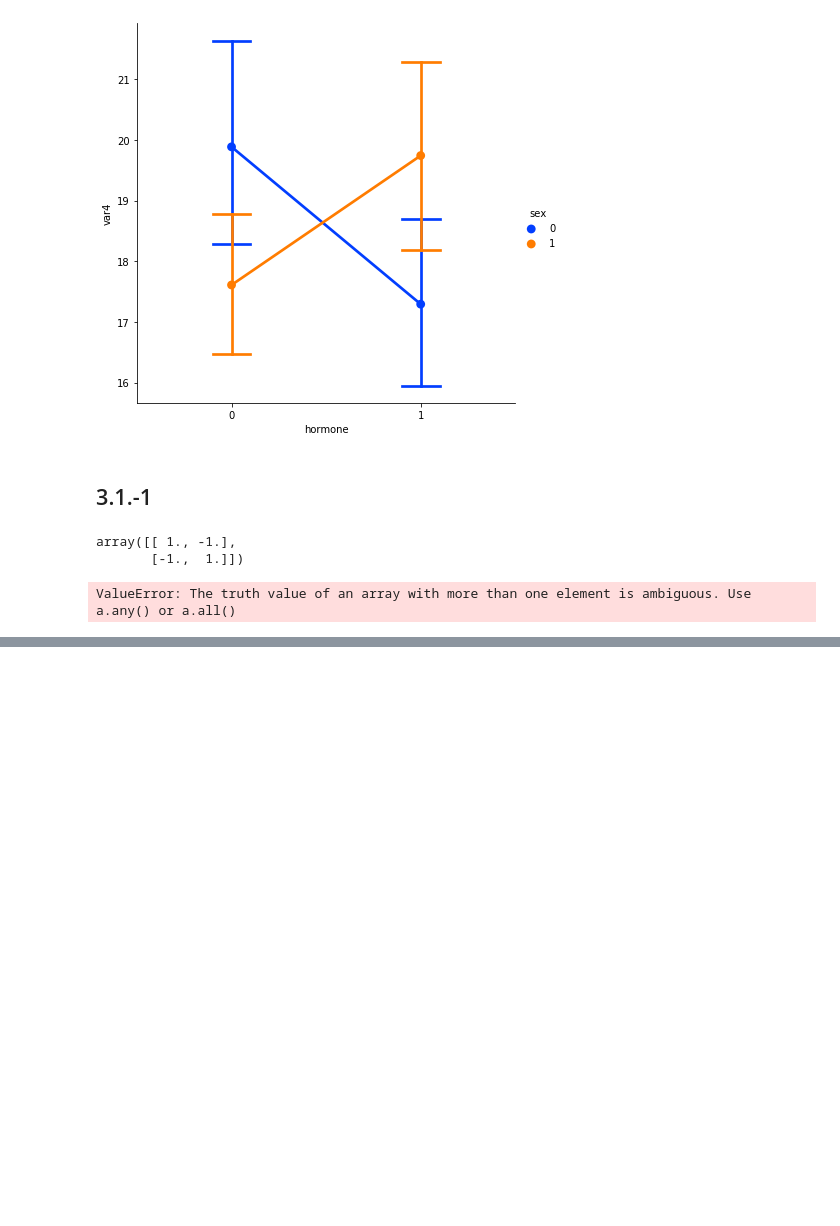
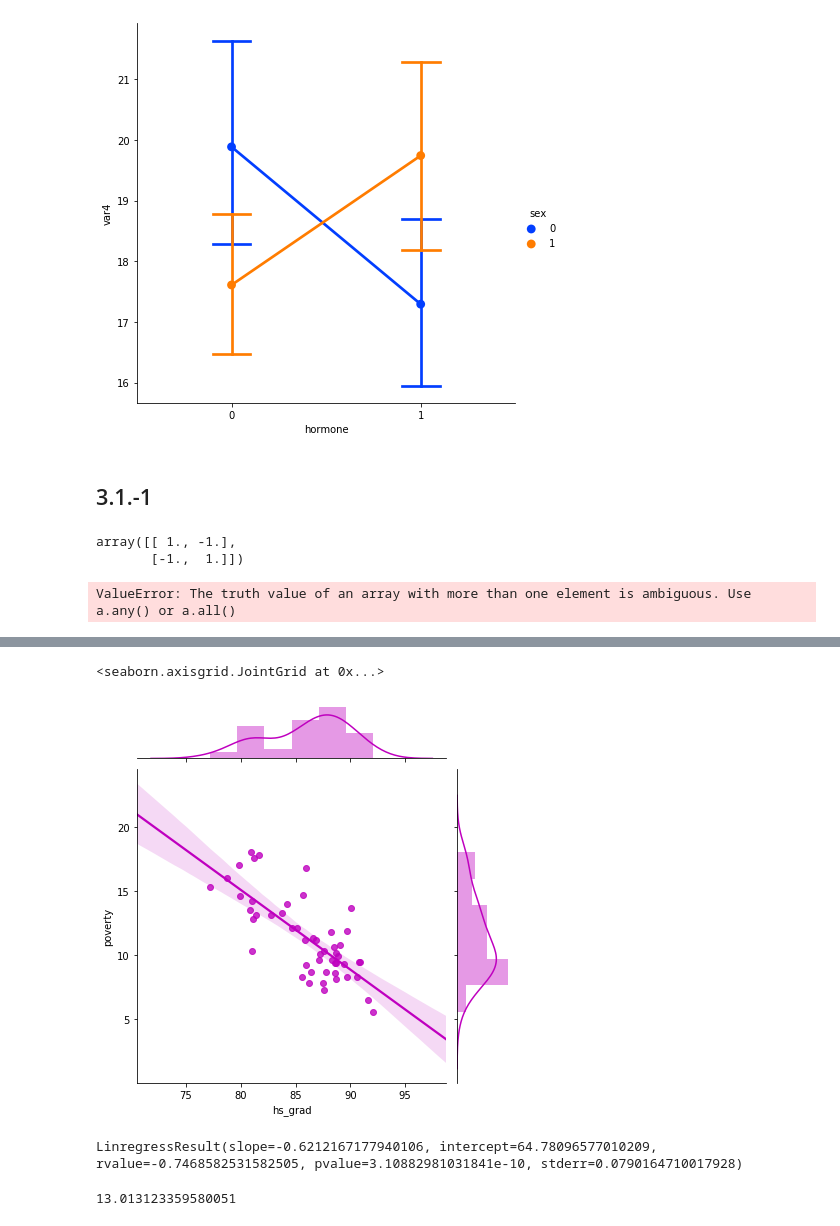
Before and after one commit to SpIIIII/Stepik, a Jupyter notebook: basics statistics/basics_statistics.ipynb, the cells around one changed output, grey strips where cells are left out. Drawn from its saved outputs; the diff is of its cells as text; code cells hidden in the pictures; blank space fills up the shorter version.

```diff
--- a/basics statistics/basics_statistics.ipynb
+++ b/basics statistics/basics_statistics.ipynb
@@ -86,0 +101,9 @@ ValueError: The truth value of an array with more than one element is ambiguous.
+# %%
+sns.jointplot(x='hs_grad', y='poverty', data=states, kind='reg', color='m')
+# %% [output]
+<seaborn.axisgrid.JointGrid at 0x...>
+[figure, added]
+# %%
+stats.linregress(states.hs_grad, states.poverty)
+# %% [output]
+LinregressResult(slope=-0.6212167177940106, intercept=64.78096577010209, rvalue=-0.7468582531582505, pvalue=3.10882981031841e-10, stderr=0.0790164710017928)
@@ -86,0 +112,4 @@ ValueError: The truth value of an array with more than one element is ambiguous.
+# %%
+prom
+# %% [output]
+13.013123359580051
```
Also changed, not shown: parts of 6 cells of this notebook, 3 other files.
